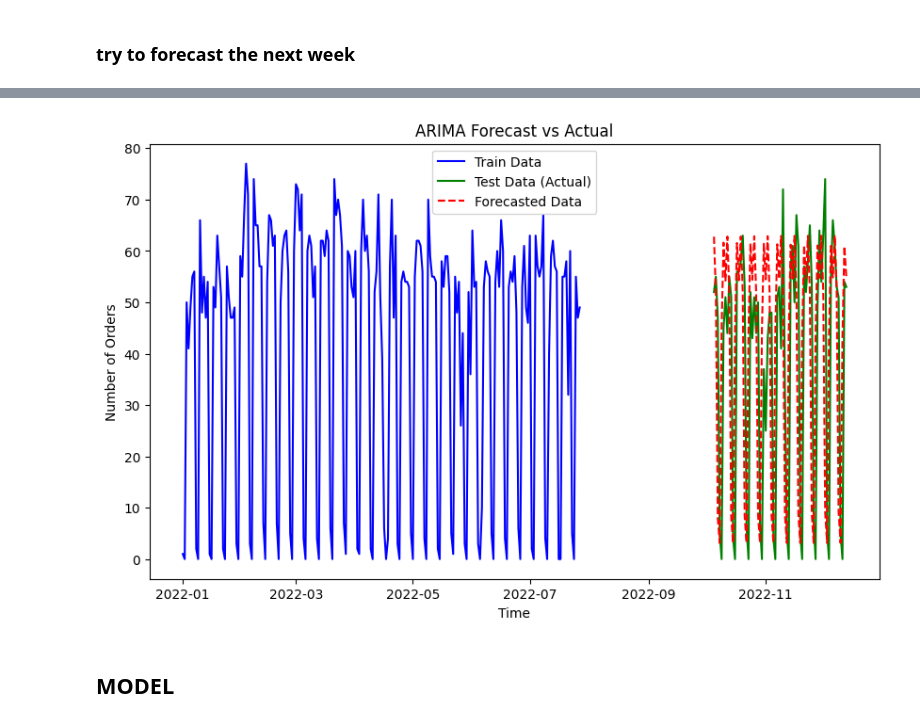
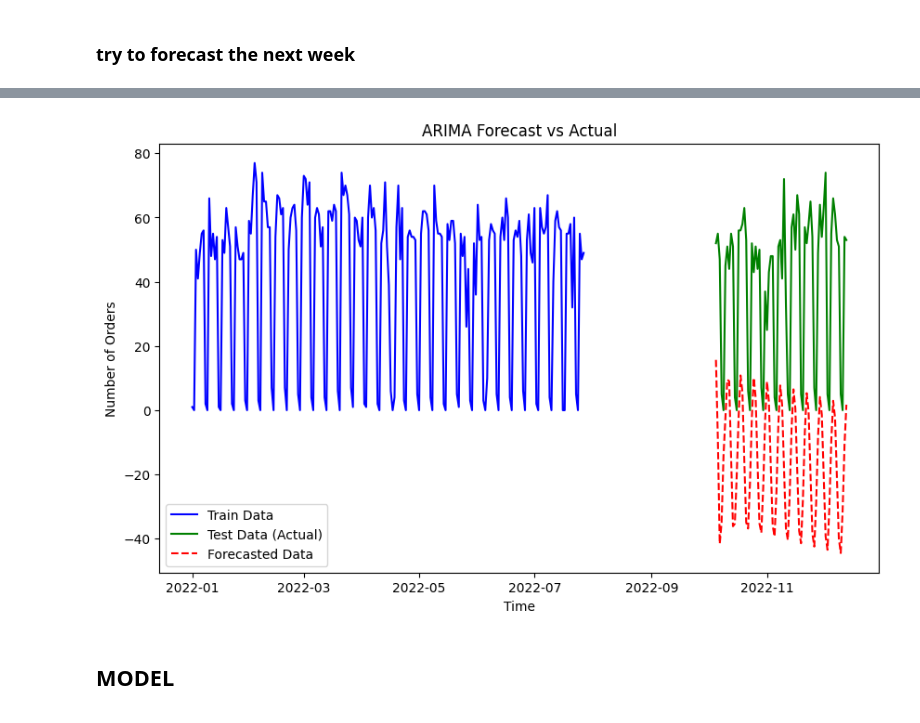
Before and after one commit to Mariodraghidicomodo/LOGISTICA, a Jupyter notebook: test.ipynb, the cells around one changed output, grey strips where cells are left out. Cells and saved outputs as stored; diff of their text form; code cells hidden in the pictures.

Commit message:
try to understand differentiation

```diff
--- a/test.ipynb
+++ b/test.ipynb
@@ -393,0 +383,21 @@ we have to detrended and re check the stationary
+# %%
+# first test to de trend it is the differencing, after check the kpss and adf in
+#case apply again differencing!!
+def differencing(data):
+    #first order differencing
+    detrended_data = data.diff().dropna()
+    #plot the detrended data
+    plt.figure(figsize=(10, 6))
+    plt.plot(detrended_data, label="Detrended Data")
+    plt.title("Detrended Time Series (First-Order Differencing)")
+    plt.legend()
+    plt.show()
+
+    return detrended_data
+
+train_diff = differencing(train)
+display(train_diff) #valori negativi per diff()
+display(train)
+#test
+adfuller_test(train_diff['NUMBER OF ACTUAL ORDERS'])
+kpss_test(train_diff['NUMBER OF ACTUAL ORDERS'])
@@ -468,7 +529,7 @@ for i in p:
         for k in q:
             try:
                 # Fit ARIMA model
-                model = ARIMA(train['NUMBER OF ACTUAL ORDERS'], order=(i, j, k))
+                model = ARIMA(train_diff['NUMBER OF ACTUAL ORDERS'], order=(i, j, k)) #IF NOT APPLY THE DIFFERENTIATION USE THE NORMAL TRAIN
                 model_fit = model.fit()
 
                 # Record the AIC value
@@ -489,6 +550,6 @@ Best ARIMA order: (4, 0, 4) with AIC: 1594.0751275967746
 # %%
 # Fit the best ARIMA model
-best_model = ARIMA(train['NUMBER OF ACTUAL ORDERS'], order=best_order)
+best_model = ARIMA(train_diff['NUMBER OF ACTUAL ORDERS'], order=best_order)
 best_model_fit = best_model.fit()
 
 # Display the summary
@@ -615,0 +721,6 @@ Mean Absolute Error (MAE): 18.345490989274328
+# %%
+#reverse the data from differentiation to normal
+forecast_original_scale = forecast.cumsum() #oppure posso sommarci la media???
+restore = forecast_original_scale + train.iloc[-1] #devo sommarci dello differenziato oppure normale????
+display(forecast_original_scale)
+display(restore) #Perchè i valori sono negativi!!!!
@@ -616,19 +753,25 @@ Mean Absolute Error (MAE): 18.345490989274328
 # %%
 #try to visualize
 import matplotlib.pyplot as plt
 
 # Plot actual vs forecast
 plt.figure(figsize=(10, 6))
 plt.plot(train.index, train['NUMBER OF ACTUAL ORDERS'], label='Train Data', color='blue')
 plt.plot(test.index, test['NUMBER OF ACTUAL ORDERS'], label='Test Data (Actual)', color='green')
-plt.plot(forecast.index, forecast, label='Forecasted Data', color='red', linestyle='--')
+#plt.plot(forecast.index, forecast, label='Forecasted Data', color='red', linestyle='--')
+plt.plot(forecast_original_scale.index, forecast_original_scale, label='Forecasted Data', color='red', linestyle='--')
+#plt.plot(forecast['mean'], label='Forecasted Data', color='red', linestyle='--')
+#plt.plot(val.index, val, label='val', color='yellow')
+#plt.fill_between(forecast.index, forecast['mean_ci_lower'], forecast['mean_ci_upper'], alpha=.1, color='crimson', label='95% CI')
 plt.legend()
 plt.title("ARIMA Forecast vs Actual")
 plt.xlabel("Time")
 plt.ylabel("Number of Orders")
 plt.show()
+
+# Plot actual vs forecast (tutto diff()?????) #a senso è meglio farlo per tutti i valor e poi fare forecast e modello???
 # %% [output]
-[figure, old version]
+[figure, new version]
 # %% [markdown]
 ## MODEL
 # %%
```
Also changed, not shown: parts of 21 cells of this notebook.
